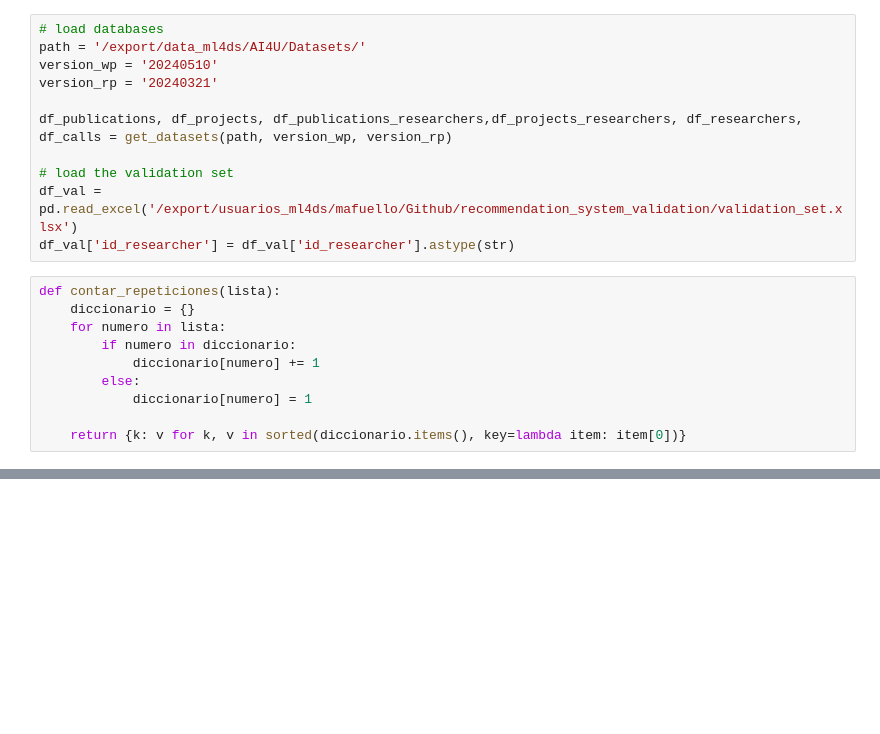
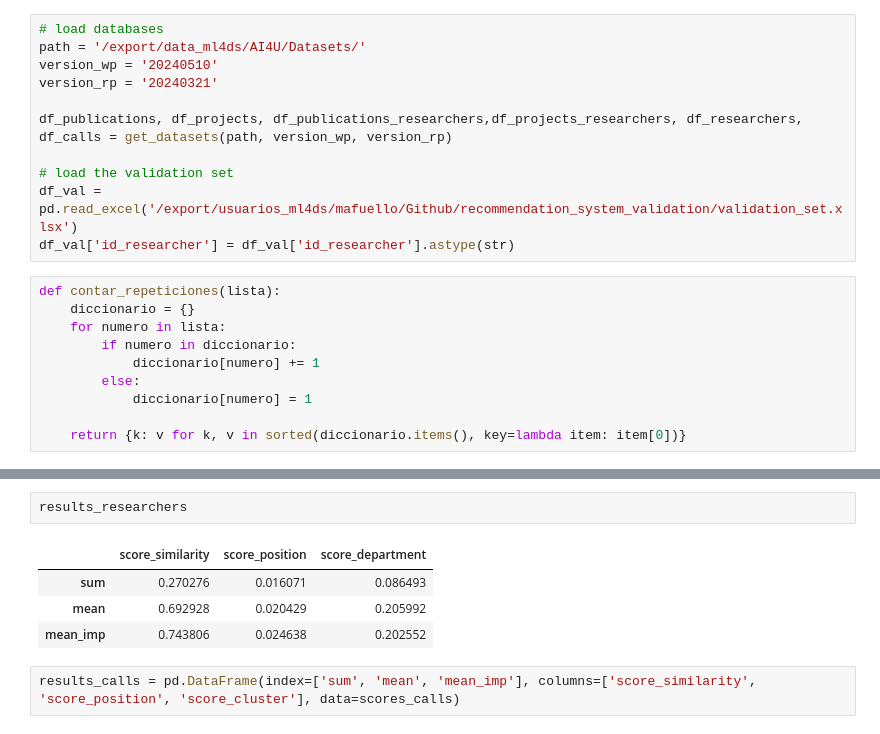
Before and after one commit to AI4University/recommendation_system_validation, a Jupyter notebook: plot_ranking.ipynb, the cells around one changed output, grey strips where cells are left out. Cells and saved outputs as stored; diff of their text form; blank space fills up the shorter version.

```diff
--- a/plot_ranking.ipynb
+++ b/plot_ranking.ipynb
@@ -98,0 +129,9 @@ plt.show()
+# %%
+results_researchers
+# %% [output]
+|  | score_similarity | score_position | score_department |
+| sum | 0.270276 | 0.016071 | 0.086493 |
+| mean | 0.692928 | 0.020429 | 0.205992 |
+| mean_imp | 0.743806 | 0.024638 | 0.202552 |
+# %%
+results_calls = pd.DataFrame(index=['sum', 'mean', 'mean_imp'], columns=['score_similarity', 'score_position', 'score_cluster'], data=scores_calls)
```
Also changed, not shown: parts of 6 cells of this notebook.
